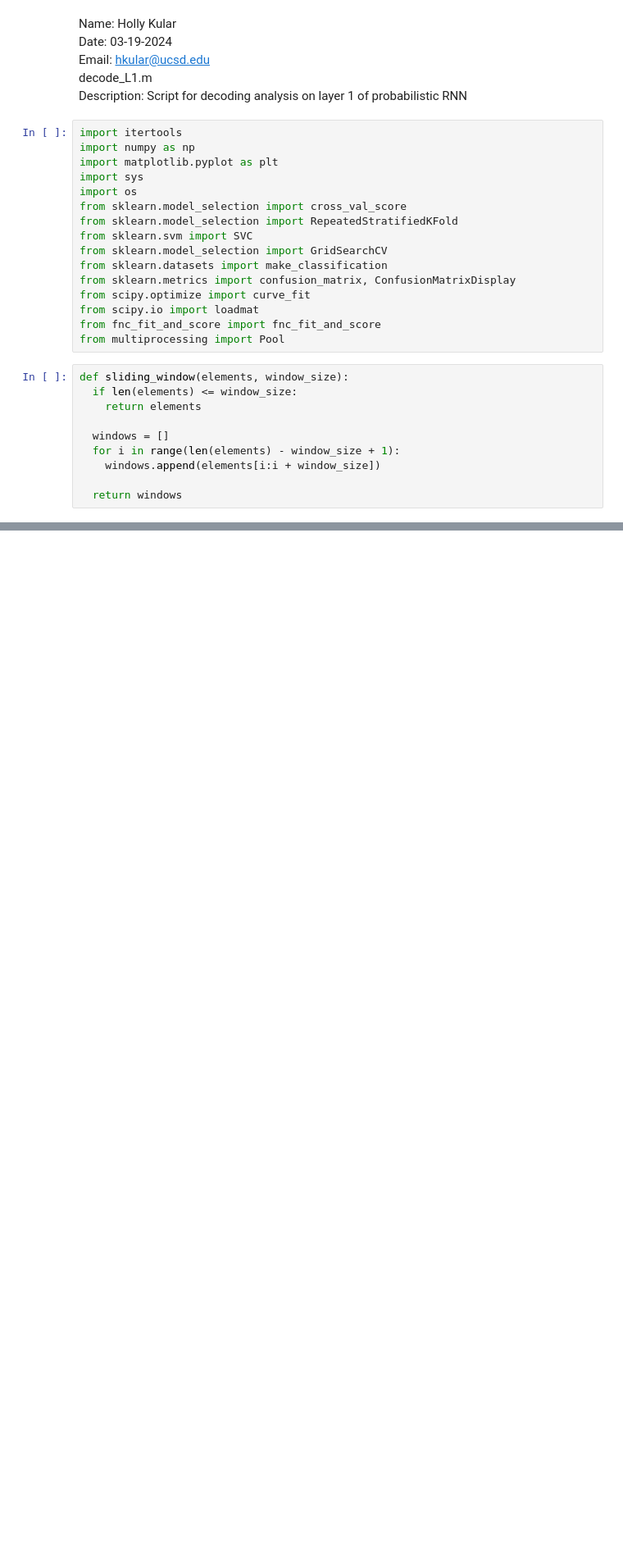
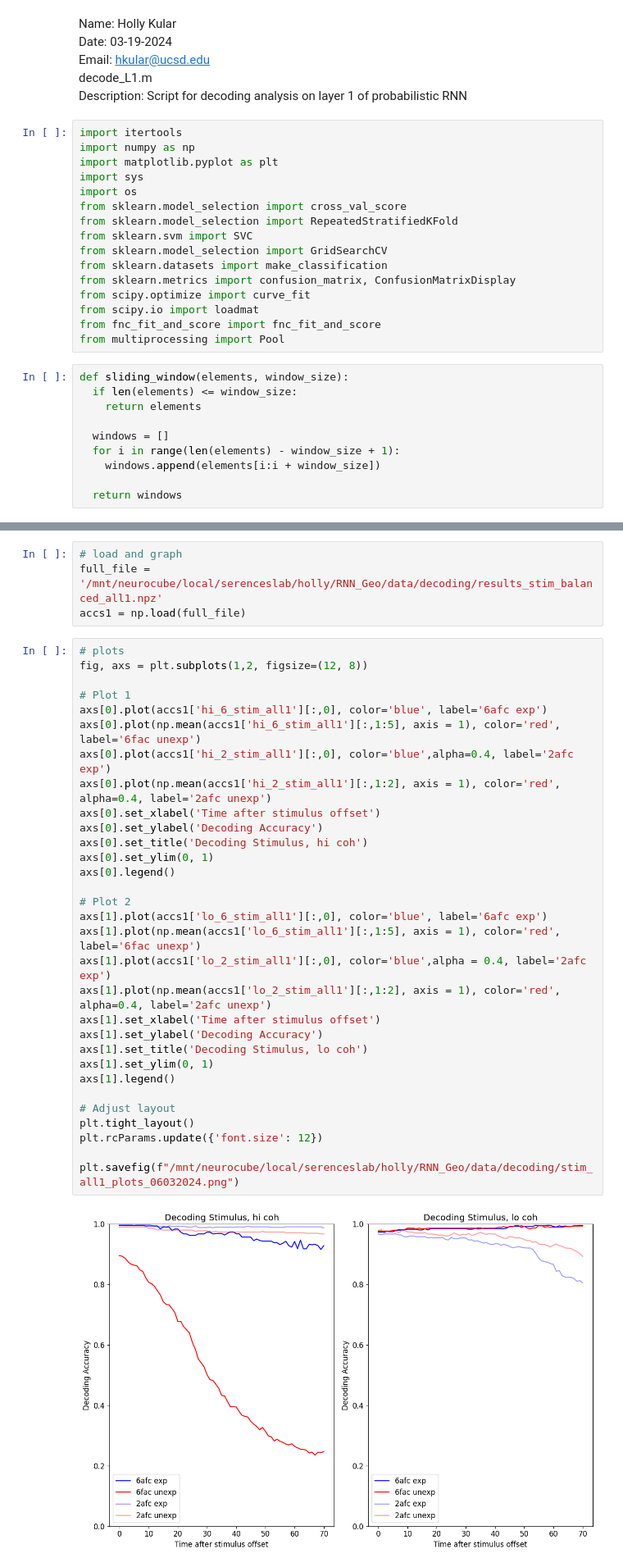
Before and after one commit to hkular/RNN_Geo, a Jupyter notebook: decode_slidingwin_loop.ipynb, the cells around one changed output, grey strips where cells are left out. Shown at 82% size. Cells and saved outputs as stored; diff of their text form; blank space fills up the shorter version.

```diff
--- a/decode_slidingwin_loop.ipynb
+++ b/decode_slidingwin_loop.ipynb
@@ -184,0 +194,37 @@ print(f'done saving')
+# %%
+# load and graph
+full_file = '/mnt/neurocube/local/serenceslab/holly/RNN_Geo/data/decoding/results_stim_balanced_all1.npz'
+accs1 = np.load(full_file)
+# %%
+# plots
+fig, axs = plt.subplots(1,2, figsize=(12, 8))
+
+# Plot 1
+axs[0].plot(accs1['hi_6_stim_all1'][:,0], color='blue', label='6afc exp')
+axs[0].plot(np.mean(accs1['hi_6_stim_all1'][:,1:5], axis = 1), color='red',  label='6fac unexp')
+axs[0].plot(accs1['hi_2_stim_all1'][:,0], color='blue',alpha=0.4, label='2afc exp')
+axs[0].plot(np.mean(accs1['hi_2_stim_all1'][:,1:2], axis = 1), color='red', alpha=0.4, label='2afc unexp')
+axs[0].set_xlabel('Time after stimulus offset')
+axs[0].set_ylabel('Decoding Accuracy')
+axs[0].set_title('Decoding Stimulus, hi coh')
+axs[0].set_ylim(0, 1)
+axs[0].legend()
+
+# Plot 2
+axs[1].plot(accs1['lo_6_stim_all1'][:,0], color='blue', label='6afc exp')
+axs[1].plot(np.mean(accs1['lo_6_stim_all1'][:,1:5], axis = 1), color='red',  label='6fac unexp')
+axs[1].plot(accs1['lo_2_stim_all1'][:,0], color='blue',alpha = 0.4, label='2afc exp')
+axs[1].plot(np.mean(accs1['lo_2_stim_all1'][:,1:2], axis = 1), color='red', alpha=0.4, label='2afc unexp')
+axs[1].set_xlabel('Time after stimulus offset')
+axs[1].set_ylabel('Decoding Accuracy')
+axs[1].set_title('Decoding Stimulus, lo coh')
+axs[1].set_ylim(0, 1)
+axs[1].legend()
+
+# Adjust layout
+plt.tight_layout()
+plt.rcParams.update({'font.size': 12})
+
+plt.savefig(f"/mnt/neurocube/local/serenceslab/holly/RNN_Geo/data/decoding/stim_all1_plots_06032024.png")
+# %% [output]
+[figure, added]
```
Also changed, not shown: parts of 6 cells of this notebook, 4 other files.
